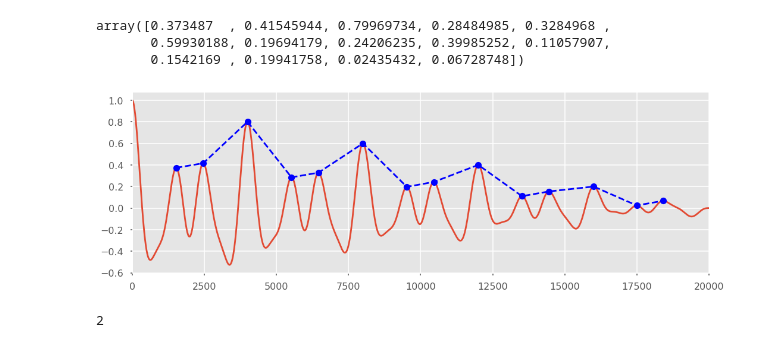
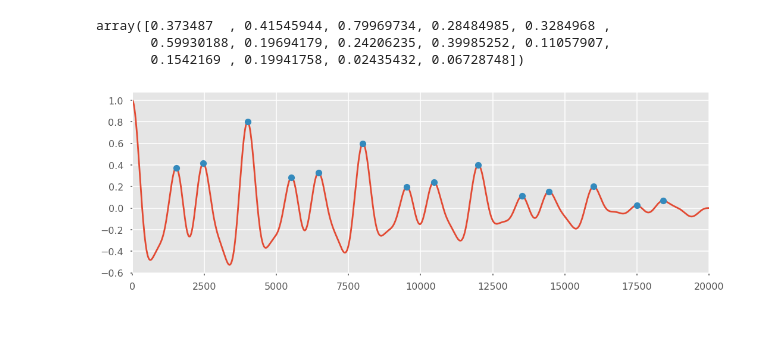
Before and after one commit to A-Gulati/Time_Series, a Jupyter notebook: notebooks/Counting cycles in time series data.ipynb, the cells around one changed output. Cells and saved outputs as stored; diff of their text form; code cells hidden in the pictures.

```diff
--- a/notebooks/Counting cycles in time series data.ipynb
+++ b/notebooks/Counting cycles in time series data.ipynb
@@ -400,12 +396,8 @@ array([0.373487  , 0.41545944, 0.79969734, 0.28484985, 0.3284968 ,
 # %%
 plt.figure(figsize=(15,5))
 plt.plot(acf)
-plt.plot(peaks, acf[peaks],'--bo')
+plt.plot(peaks, acf[peaks],'o')
 plt.xlim((-1,20000))
 plt.show()
 # %% [output]
-[figure, old version]
+[figure, new version]
-# %%
-np.argmax(acf[peaks])
-# %% [output]
-2
```
Also changed, not shown: parts of 11 cells of this notebook.
